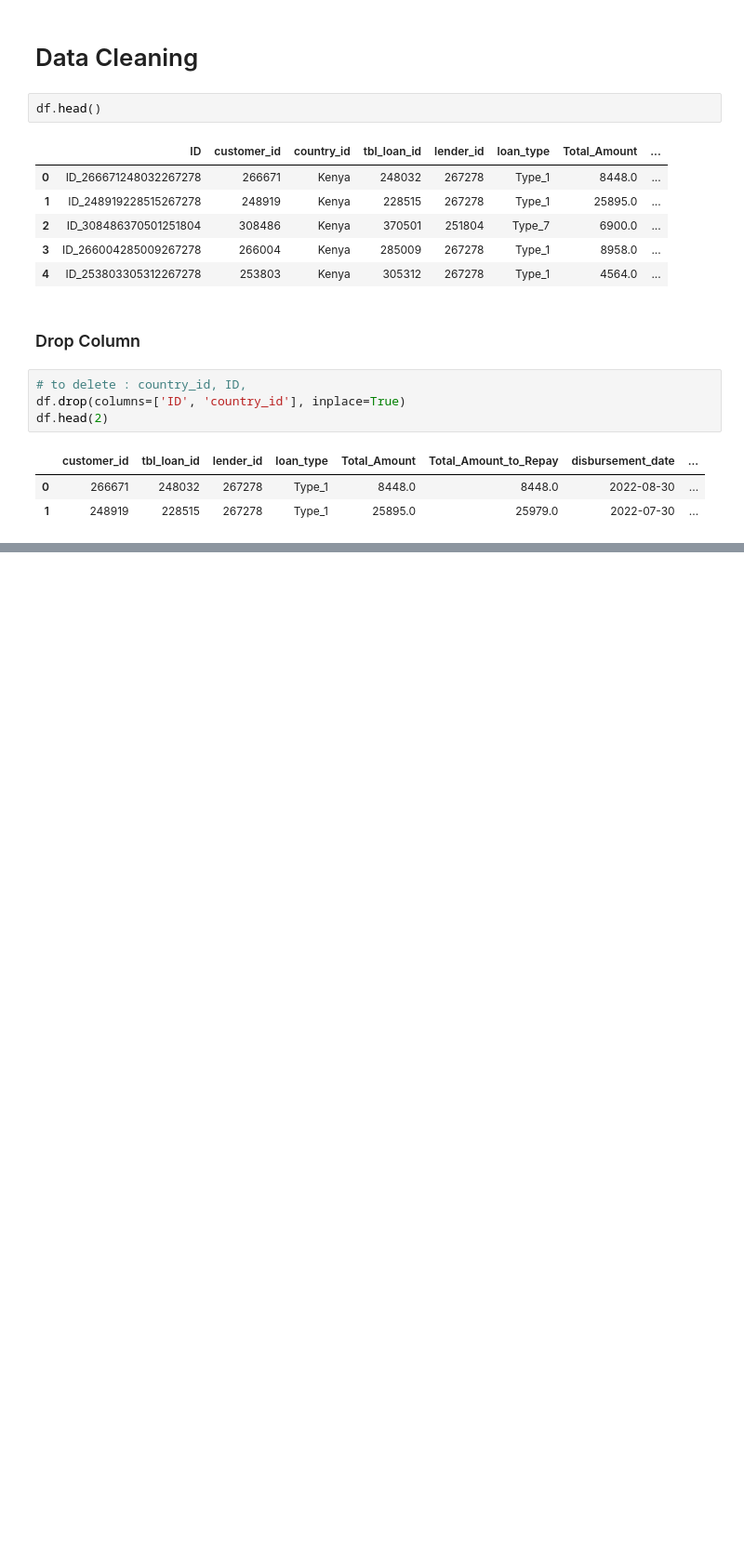
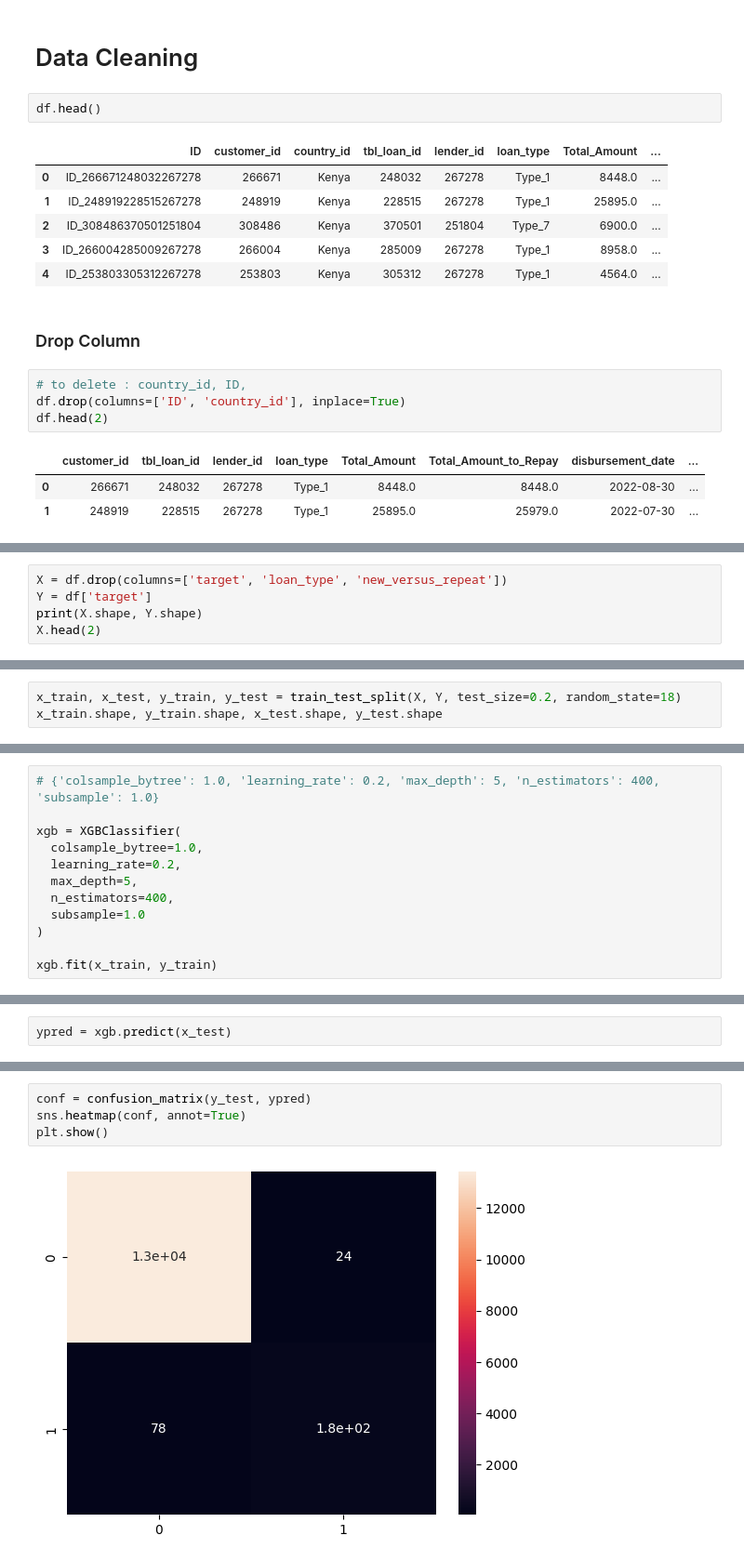
Before and after one commit to kibambe-0167/zindi-african-credit-score, a Jupyter notebook: app.ipynb, the cells around one changed output, grey strips where cells are left out. Shown: that part at 93% size. Cells and saved outputs as stored; diff of their text form; blank space fills up the shorter version.

```diff
--- a/app.ipynb
+++ b/app.ipynb
@@ -92,0 +191,5 @@ Name: count, Length: 64, dtype: int64
+# %%
+X = df.drop(columns=['target', 'loan_type', 'new_versus_repeat'])
+Y = df['target']
+print(X.shape, Y.shape)
+X.head(2)
@@ -92,0 +224,3 @@ Name: count, Length: 64, dtype: int64
+# %%
+x_train, x_test, y_train, y_test = train_test_split(X, Y, test_size=0.2, random_state=18)
+x_train.shape, y_train.shape, x_test.shape, y_test.shape
@@ -92,0 +286,12 @@ Name: count, Length: 64, dtype: int64
+# %%
+# {'colsample_bytree': 1.0, 'learning_rate': 0.2, 'max_depth': 5, 'n_estimators': 400, 'subsample': 1.0}
+
+xgb = XGBClassifier(
+  colsample_bytree=1.0,
+  learning_rate=0.2,
+  max_depth=5,
+  n_estimators=400,
+  subsample=1.0
+)
+
+xgb.fit(x_train, y_train)
@@ -92,0 +310,2 @@ Name: count, Length: 64, dtype: int64
+# %%
+ypred = xgb.predict(x_test)
@@ -92,0 +325,6 @@ Name: count, Length: 64, dtype: int64
+# %%
+conf = confusion_matrix(y_test, ypred)
+sns.heatmap(conf, annot=True)
+plt.show()
+# %% [output]
+[figure, added]
```
Also changed, not shown: parts of 33 cells of this notebook, 3 other files.
